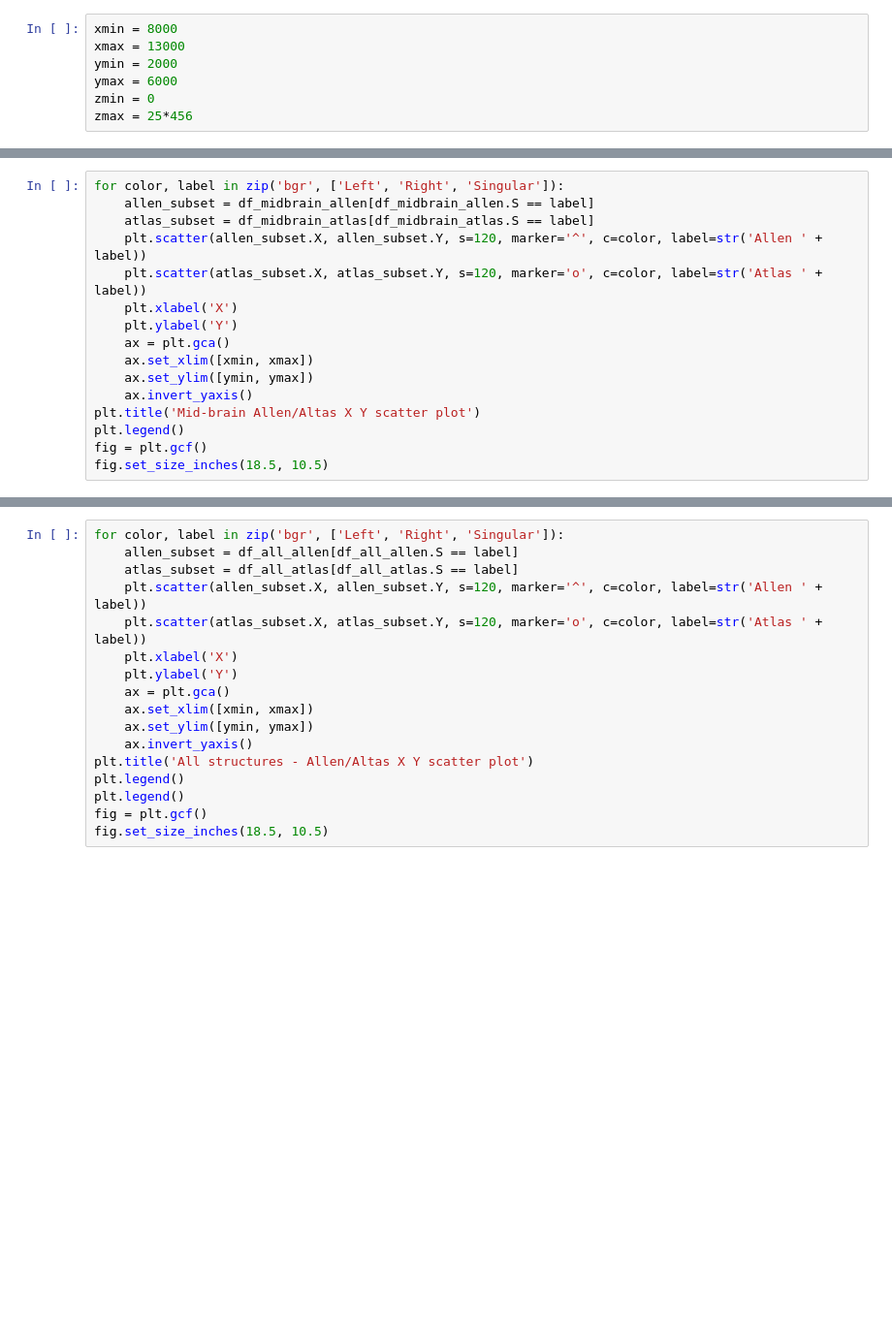
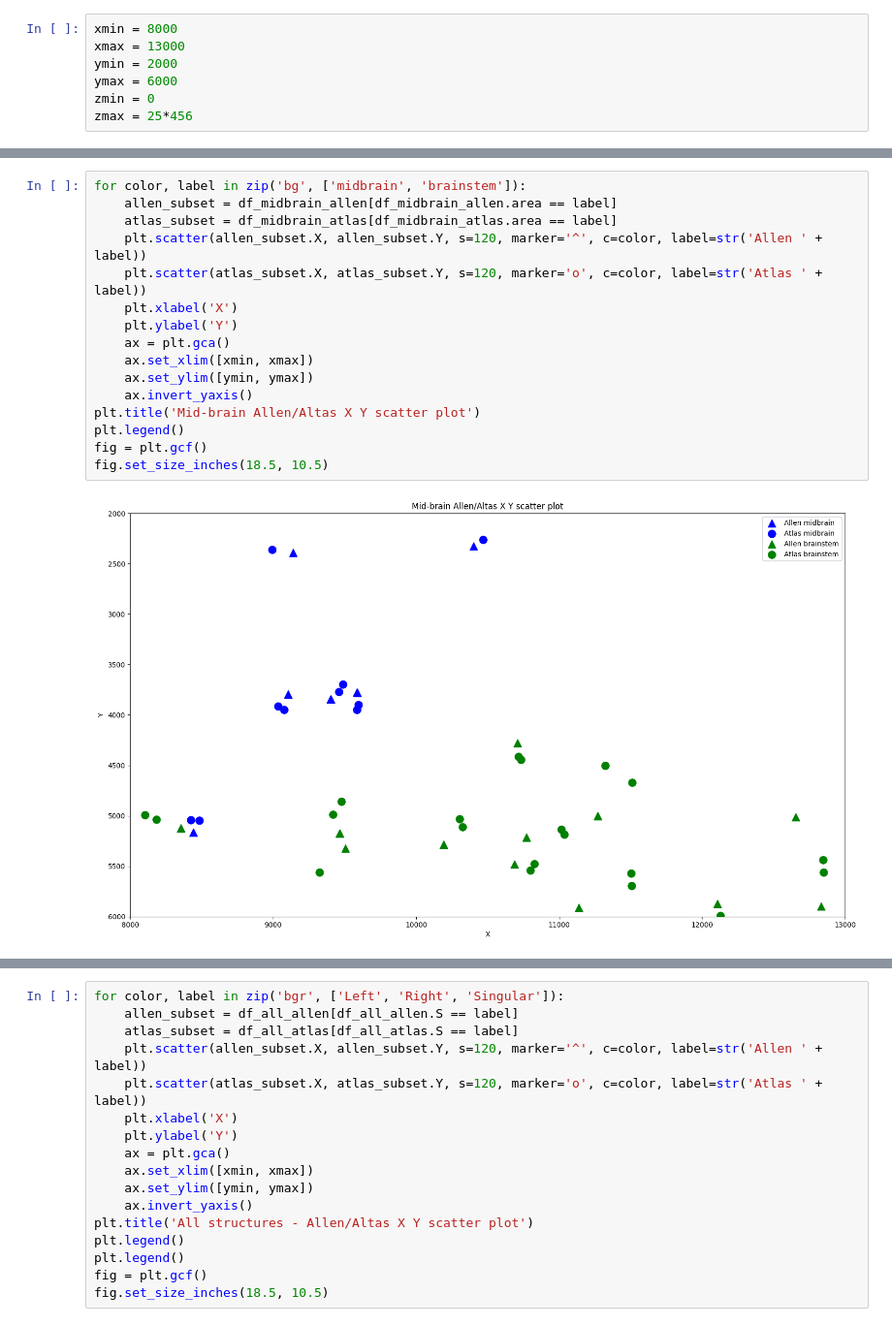
Before and after one commit to BrainSharer/pipeline, a Jupyter notebook: src/atlas/notebooks/allen.atlas.comparison.ipynb, the cells around one changed output, grey strips where cells are left out. Shown: that part at 97% size. Cells and saved outputs as stored; diff of their text form; blank space fills up the shorter version.

Commit message:
Updated the allen/atlas comparison graphs

```diff
--- a/src/atlas/notebooks/allen.atlas.comparison.ipynb
+++ b/src/atlas/notebooks/allen.atlas.comparison.ipynb
@@ -54,17 +83,19 @@ zmax = 25*456
 # %%
-for color, label in zip('bgr', ['Left', 'Right', 'Singular']):
-    allen_subset = df_midbrain_allen[df_midbrain_allen.S == label]
-    atlas_subset = df_midbrain_atlas[df_midbrain_atlas.S == label]
+for color, label in zip('bg', ['midbrain', 'brainstem']):
+    allen_subset = df_midbrain_allen[df_midbrain_allen.area == label]
+    atlas_subset = df_midbrain_atlas[df_midbrain_atlas.area == label]
     plt.scatter(allen_subset.X, allen_subset.Y, s=120, marker='^', c=color, label=str('Allen ' + label))
     plt.scatter(atlas_subset.X, atlas_subset.Y, s=120, marker='o', c=color, label=str('Atlas ' + label))
     plt.xlabel('X')
     plt.ylabel('Y')
     ax = plt.gca()
     ax.set_xlim([xmin, xmax])
     ax.set_ylim([ymin, ymax])
     ax.invert_yaxis()
 plt.title('Mid-brain Allen/Altas X Y scatter plot')
 plt.legend()
 fig = plt.gcf()
 fig.set_size_inches(18.5, 10.5)
+# %% [output]
+[figure, added]
 # %%
```
Also changed, not shown: parts of 7 cells of this notebook, 5 other files.
